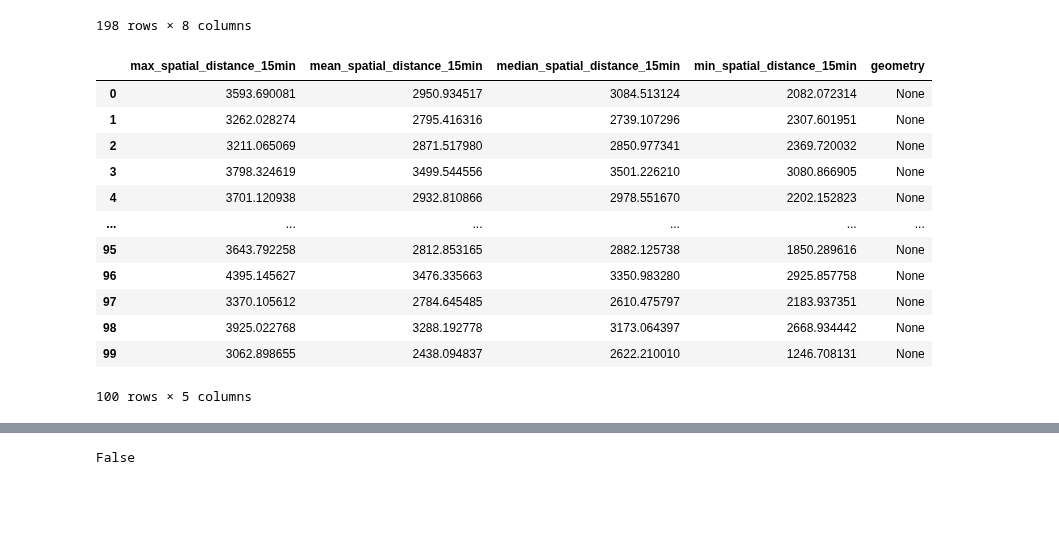
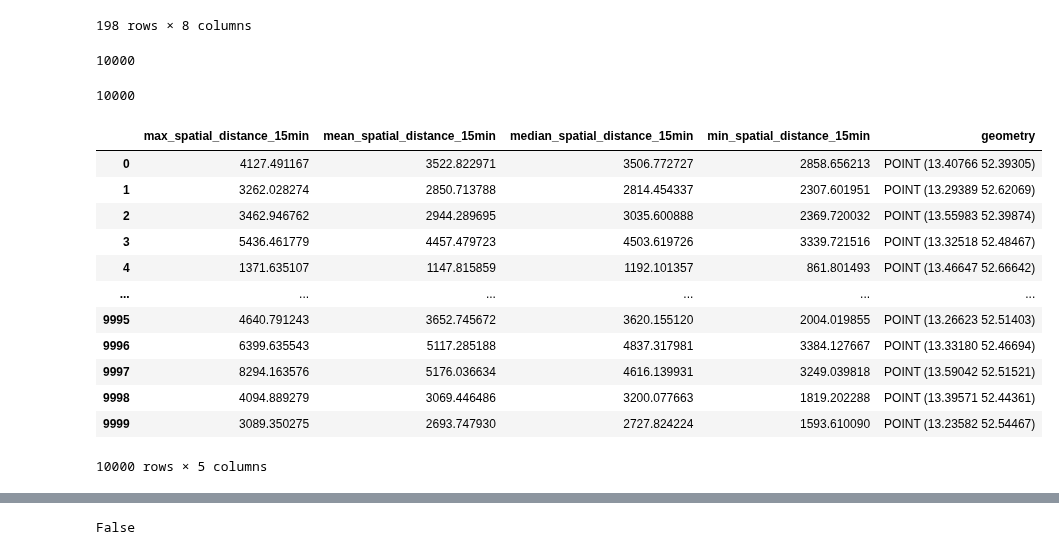
Before and after one commit to fom-big-data/fom-big-data-consulting-berlin-mobility-model, a Jupyter notebook: EXPLORATION/GEO-AnalyseWhiteSpots.ipynb, the cells around one changed output, grey strips where cells are left out. Drawn from its saved outputs; the diff is of its cells as text; code cells hidden in the pictures; blank space fills up the shorter version.

Commit message:
descriptive analysis for whitespot postal areas and points there in the areas ... include all isochrones and the update for the helperbook

```diff
--- a/EXPLORATION/GEO-AnalyseWhiteSpots.ipynb
+++ b/EXPLORATION/GEO-AnalyseWhiteSpots.ipynb
@@ -110,20 +137,31 @@ df_poly = gp.read_file("../results/berlin-plz-whitespots")
 # %%
-#df_points = gp.read_file("../results/isochrones-drive-15.geojson")
-#df_points = gp.read_file("../results/isochrones-all-15.geojson")
-df_points = gp.read_file("../results/isochrones-bus-15.geojson")
+#df_points_helper = gp.read_file("../results/isochrones-drive-15.geojson",driver='GeoJSON')
+df_points = gp.read_file("../results/isochrones-all-15.geojson",driver='GeoJSON')
+df_points_helper = gp.read_file("../results/sample-points.geojson",driver='GeoJSON')
+#df_points = pd.read_json("../results/isochrones-bus-15.geojson", orient='values')
+#data = json.loads("../results/isochrones-bus-15.geojson")
+df_points['geometry'] = df_points_helper['geometry']
+# %%
+len(df_points['geometry'])
+# %% [output]
+10000
+# %%
+len(df_points_helper['geometry'])
+# %% [output]
+10000
 # %%
-df_points.head(100)
+df_points
 # %% [output]
 |  | max_spatial_distance_15min | mean_spatial_distance_15min | median_spatial_distance_15min | min_spatial_distance_15min | geometry |
-| 0 | 3593.690081 | 2950.934517 | 3084.513124 | 2082.072314 | None |
-| 1 | 3262.028274 | 2795.416316 | 2739.107296 | 2307.601951 | None |
-| 2 | 3211.065069 | 2871.517980 | 2850.977341 | 2369.720032 | None |
-| 3 | 3798.324619 | 3499.544556 | 3501.226210 | 3080.866905 | None |
-| 4 | 3701.120938 | 2932.810866 | 2978.551670 | 2202.152823 | None |
+| 0 | 4127.491167 | 3522.822971 | 3506.772727 | 2858.656213 | POINT (13.40766 52.39305) |
+| 1 | 3262.028274 | 2850.713788 | 2814.454337 | 2307.601951 | POINT (13.29389 52.62069) |
+| 2 | 3462.946762 | 2944.289695 | 3035.600888 | 2369.720032 | POINT (13.55983 52.39874) |
+| 3 | 5436.461779 | 4457.479723 | 4503.619726 | 3339.721516 | POINT (13.32518 52.48467) |
+| 4 | 1371.635107 | 1147.815859 | 1192.101357 | 861.801493 | POINT (13.46647 52.66642) |
 | ... | ... | ... | ... | ... | ... |
-| 95 | 3643.792258 | 2812.853165 | 2882.125738 | 1850.289616 | None |
-| 96 | 4395.145627 | 3476.335663 | 3350.983280 | 2925.857758 | None |
-| 97 | 3370.105612 | 2784.645485 | 2610.475797 | 2183.937351 | None |
-| 98 | 3925.022768 | 3288.192778 | 3173.064397 | 2668.934442 | None |
-| 99 | 3062.898655 | 2438.094837 | 2622.210010 | 1246.708131 | None |
+| 9995 | 4640.791243 | 3652.745672 | 3620.155120 | 2004.019855 | POINT (13.26623 52.51403) |
+| 9996 | 6399.635543 | 5117.285188 | 4837.317981 | 3384.127667 | POINT (13.33180 52.46694) |
+| 9997 | 8294.163576 | 5176.036634 | 4616.139931 | 3249.039818 | POINT (13.59042 52.51521) |
+| 9998 | 4094.889279 | 3069.446486 | 3200.077663 | 1819.202288 | POINT (13.39571 52.44361) |
+| 9999 | 3089.350275 | 2693.747930 | 2727.824224 | 1593.610090 | POINT (13.23582 52.54467) |
-100 rows × 5 columns
+10000 rows × 5 columns
```
Also changed, not shown: parts of 65 cells of this notebook, 7 other files.
